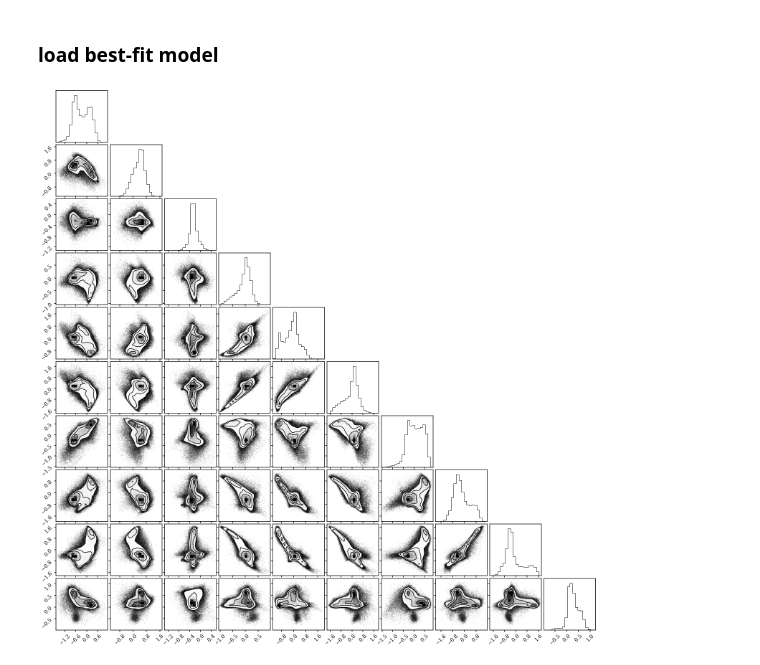
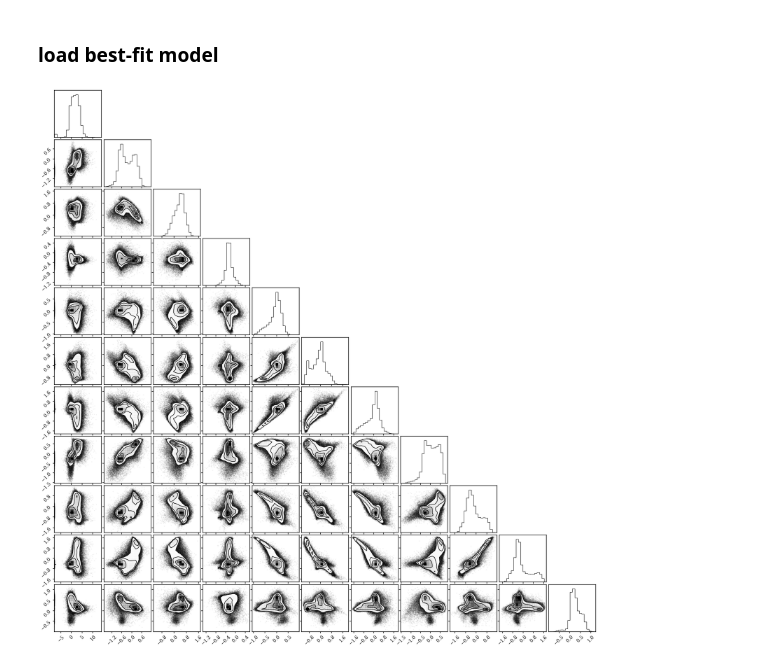
Before and after one commit to changhoonhahn/SEDflow_p, a Jupyter notebook: data/encode_train.ipynb, the cells around one changed output. Cells and saved outputs as stored; diff of their text form; code cells hidden in the pictures.

```diff
--- a/data/encode_train.ipynb
+++ b/data/encode_train.ipynb
@@ -71,8 +71,8 @@ for ichunk in trange(100):
 # %%
 s_spec = np.concatenate([s.detach().numpy() for s in s_spec])
 # %%
-fig = DFM.corner(np.array(s_spec))
+fig = DFM.corner(np.concatenate([np.log10(norm.clip(1e-8, None))[:,None], np.array(s_spec)], axis=1))
 # %% [output]
-[figure, old version]
+[figure, new version]
 # %%
 np.save(os.path.join(dat_dir, 'train.v0.1.1.h_spec.nde_noise.spender.npy'), s_spec)
```
Also changed, not shown: parts of 1 cell of this notebook, 1 other file.
